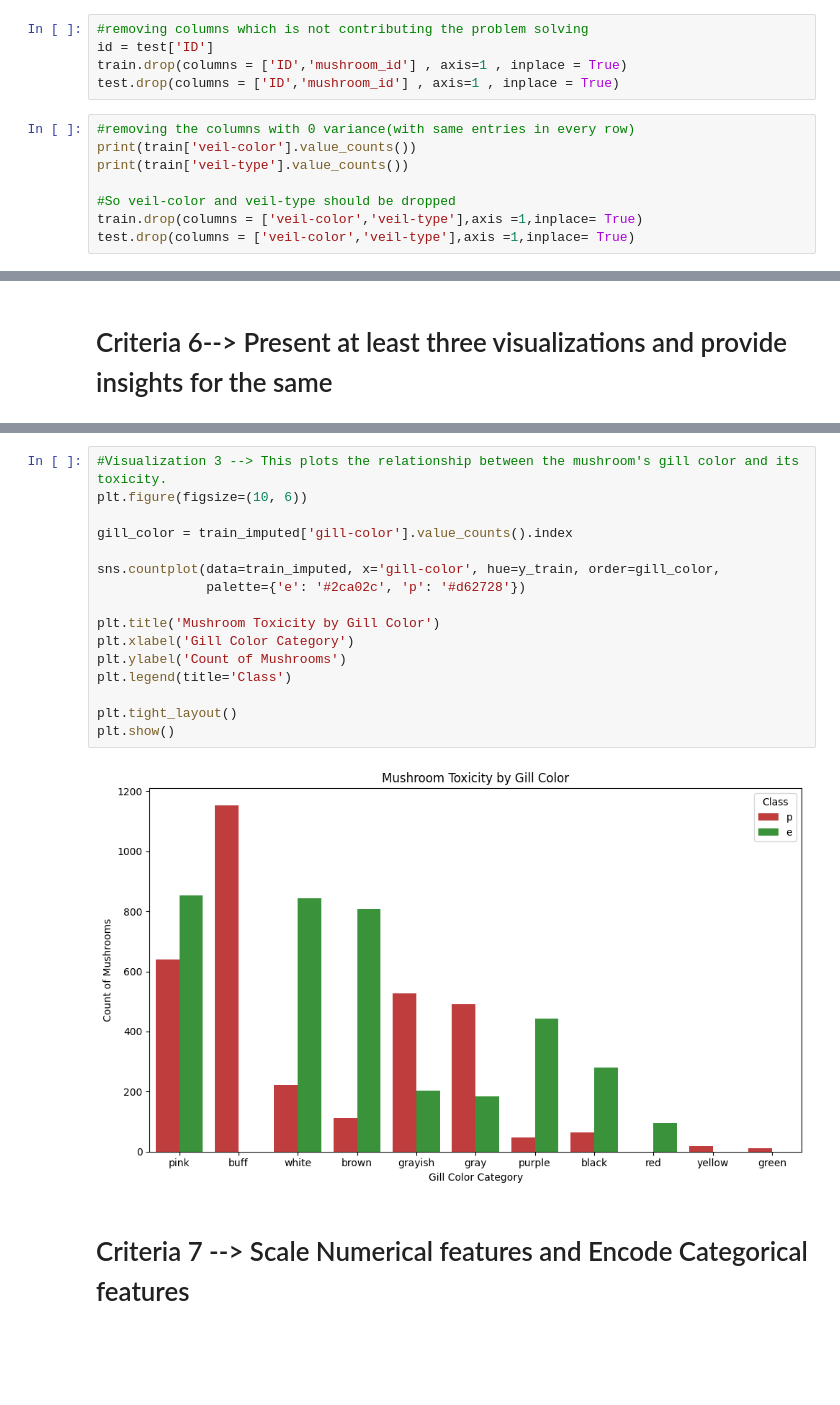
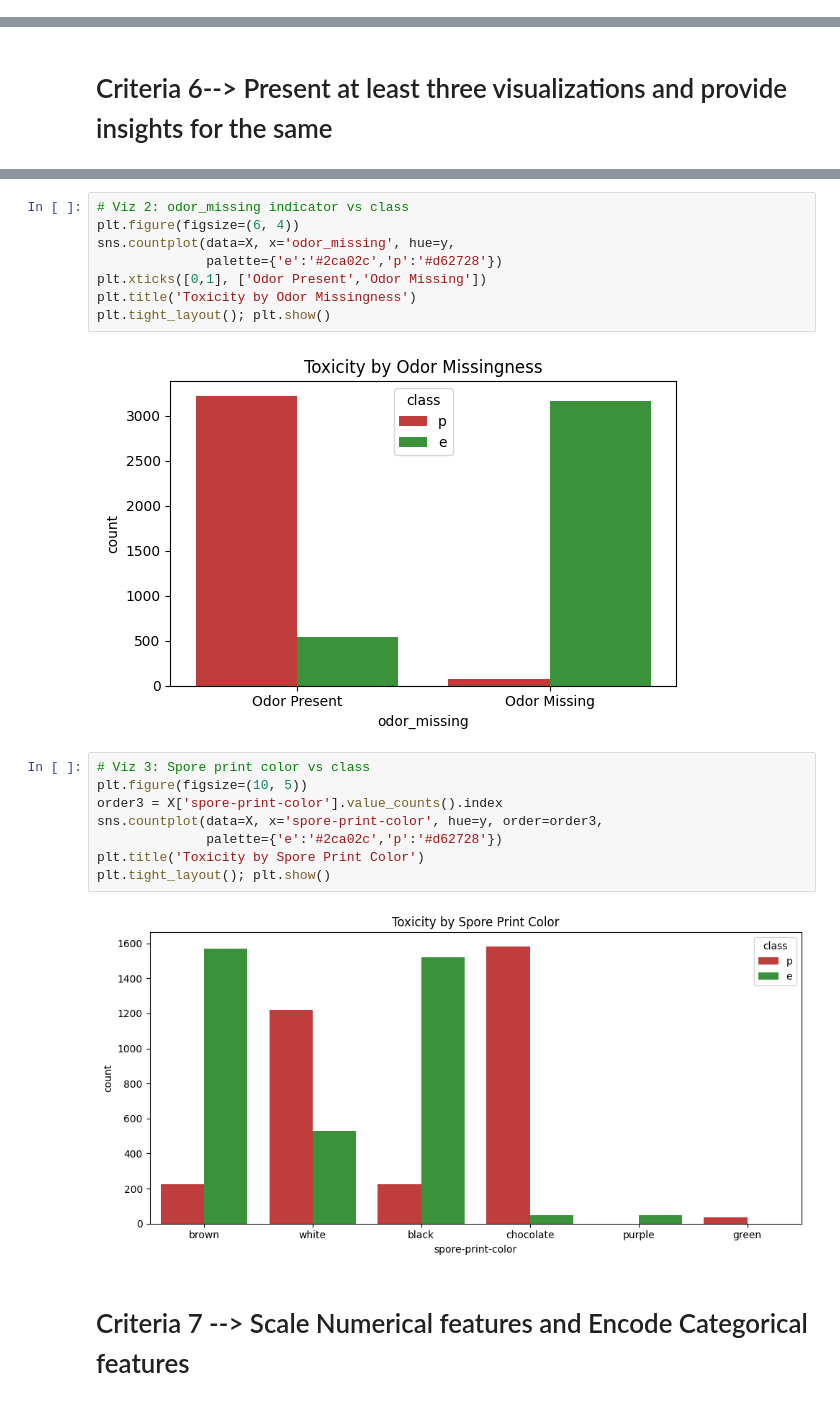
Before and after one commit to ShivamBirla-24/Algo8-Clone, a Jupyter notebook: notebook2403345f6a.ipynb, the cells around one changed output, grey strips where cells are left out. Cells and saved outputs as stored; diff of their text form; blank space fills up the shorter version.

```diff
--- a/notebook2403345f6a.ipynb
+++ b/notebook2403345f6a.ipynb
@@ -112,13 +109,0 @@ First removing the redundant columns
-# %%
-#removing columns which is not contributing the problem solving
-id = test['ID']
-train.drop(columns = ['ID','mushroom_id'] , axis=1 , inplace = True)
-test.drop(columns = ['ID','mushroom_id'] , axis=1 , inplace = True)
-# %%
-#removing the columns with 0 variance(with same entries in every row)
-print(train['veil-color'].value_counts())
-print(train['veil-type'].value_counts())
-
-#So veil-color and veil-type should be dropped
-train.drop(columns = ['veil-color','veil-type'],axis =1,inplace= True)
-test.drop(columns = ['veil-color','veil-type'],axis =1,inplace= True)
@@ -313,20 +181,22 @@ plt.show()
+# %%
+# Viz 2: odor_missing indicator vs class
+plt.figure(figsize=(6, 4))
+sns.countplot(data=X, x='odor_missing', hue=y,
+              palette={'e':'#2ca02c','p':'#d62728'})
+plt.xticks([0,1], ['Odor Present','Odor Missing'])
+plt.title('Toxicity by Odor Missingness')
+plt.tight_layout(); plt.show()
+# %% [output]
+[figure, added]
 # %%
-#Visualization 3 --> This plots the relationship between the mushroom's gill color and its toxicity.
-plt.figure(figsize=(10, 6))
-
-gill_color = train_imputed['gill-color'].value_counts().index
-
-sns.countplot(data=train_imputed, x='gill-color', hue=y_train, order=gill_color,
-              palette={'e': '#2ca02c', 'p': '#d62728'})
-
-plt.title('Mushroom Toxicity by Gill Color')
-plt.xlabel('Gill Color Category')
-plt.ylabel('Count of Mushrooms')
-plt.legend(title='Class')
-
-plt.tight_layout()
-plt.show()
+# Viz 3: Spore print color vs class
+plt.figure(figsize=(10, 5))
+order3 = X['spore-print-color'].value_counts().index
+sns.countplot(data=X, x='spore-print-color', hue=y, order=order3,
+              palette={'e':'#2ca02c','p':'#d62728'})
+plt.title('Toxicity by Spore Print Color')
+plt.tight_layout(); plt.show()
 # %% [output]
-[figure, old version]
+[figure, new version]
 # %% [markdown]
 # Criteria 7 --> Scale Numerical features and Encode Categorical features
```
Also changed, not shown: parts of 31 cells of this notebook.
